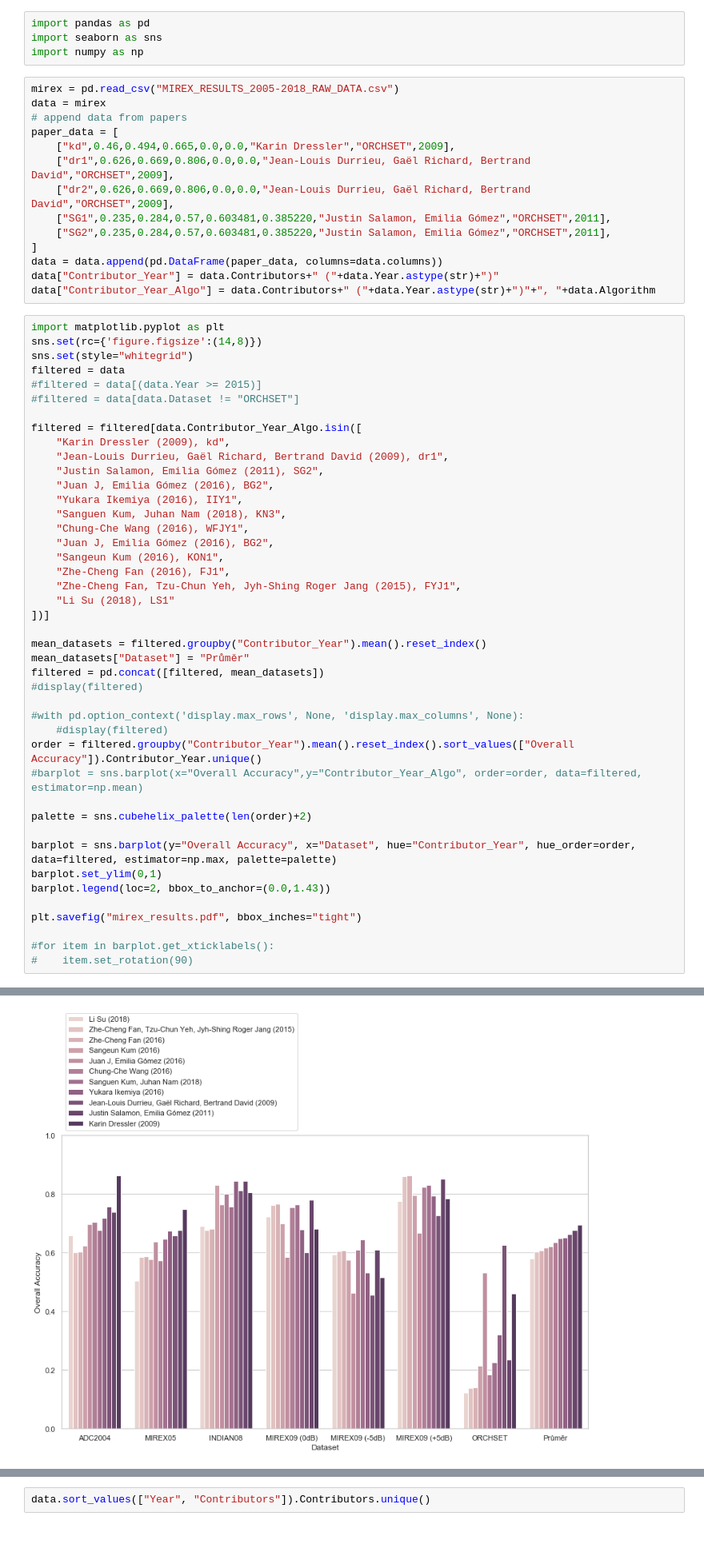
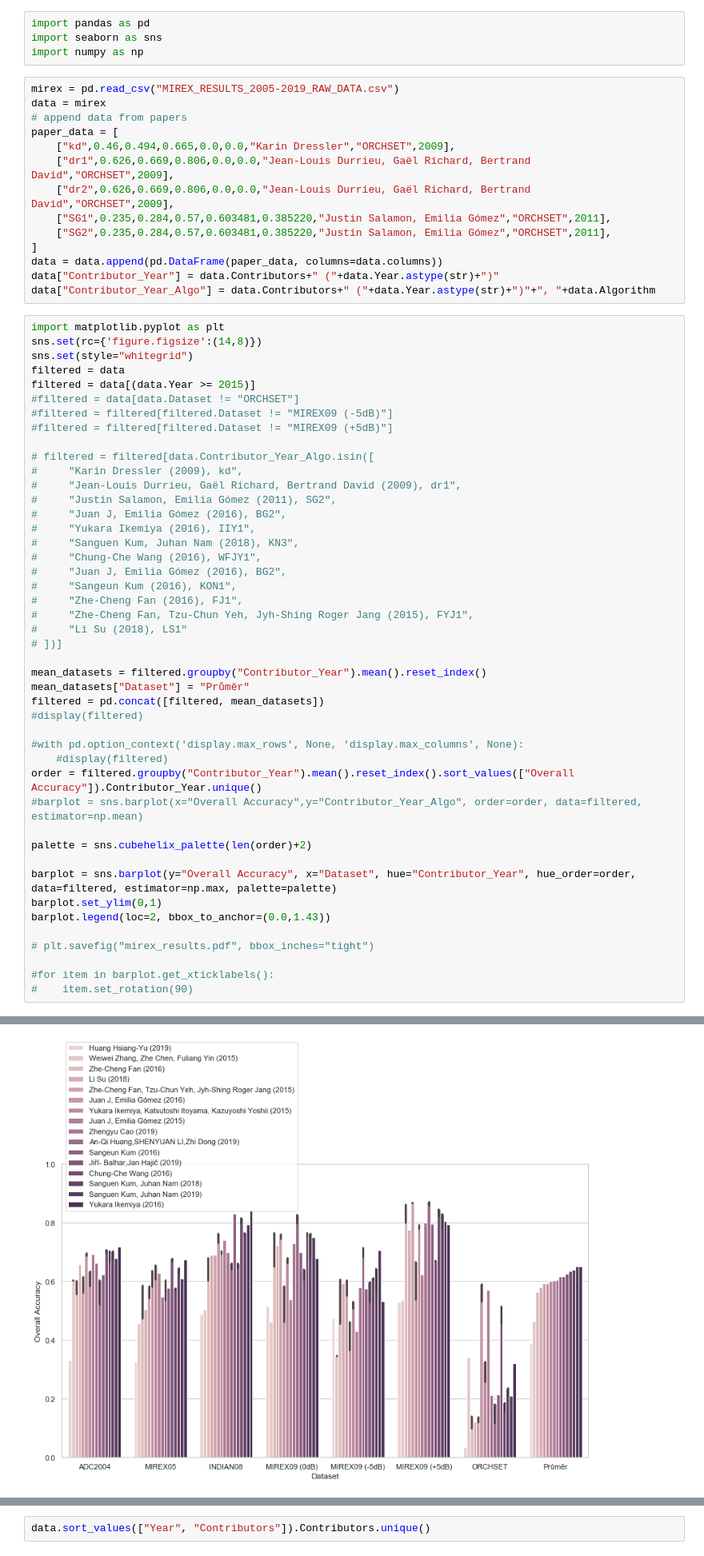
Before and after one commit to kukas/bachelor-thesis, a Jupyter notebook: jupyter/MIREX_results.ipynb, the cells around one changed output, grey strips where cells are left out. Shown: that part at 80% size. Drawn from its saved outputs; the diff is of its cells as text.

```diff
--- a/jupyter/MIREX_results.ipynb
+++ b/jupyter/MIREX_results.ipynb
@@ -3,7 +3,7 @@ import pandas as pd
 import seaborn as sns
 import numpy as np
 # %%
-mirex = pd.read_csv("MIREX_RESULTS_2005-2018_RAW_DATA.csv")
+mirex = pd.read_csv("MIREX_RESULTS_2005-2019_RAW_DATA.csv")
 data = mirex
 # append data from papers
 paper_data = [
@@ -21,23 +21,25 @@ import matplotlib.pyplot as plt
 sns.set(rc={'figure.figsize':(14,8)})
 sns.set(style="whitegrid")
 filtered = data
-#filtered = data[(data.Year >= 2015)]
+filtered = data[(data.Year >= 2015)]
 #filtered = data[data.Dataset != "ORCHSET"]
+#filtered = filtered[filtered.Dataset != "MIREX09 (-5dB)"]
+#filtered = filtered[filtered.Dataset != "MIREX09 (+5dB)"]
 
-filtered = filtered[data.Contributor_Year_Algo.isin([
-    "Karin Dressler (2009), kd",
-    "Jean-Louis Durrieu, Gaël Richard, Bertrand David (2009), dr1",
-    "Justin Salamon, Emilia Gómez (2011), SG2",
-    "Juan J, Emilia Gómez (2016), BG2",
-    "Yukara Ikemiya (2016), IIY1",
-    "Sanguen Kum, Juhan Nam (2018), KN3",
-    "Chung-Che Wang (2016), WFJY1",
-    "Juan J, Emilia Gómez (2016), BG2",
-    "Sangeun Kum (2016), KON1",
-    "Zhe-Cheng Fan (2016), FJ1",
-    "Zhe-Cheng Fan, Tzu-Chun Yeh, Jyh-Shing Roger Jang (2015), FYJ1",
-    "Li Su (2018), LS1"
-])]
+# filtered = filtered[data.Contributor_Year_Algo.isin([
+#     "Karin Dressler (2009), kd",
+#     "Jean-Louis Durrieu, Gaël Richard, Bertrand David (2009), dr1",
+#     "Justin Salamon, Emilia Gómez (2011), SG2",
+#     "Juan J, Emilia Gómez (2016), BG2",
+#     "Yukara Ikemiya (2016), IIY1",
+#     "Sanguen Kum, Juhan Nam (2018), KN3",
+#     "Chung-Che Wang (2016), WFJY1",
+#     "Juan J, Emilia Gómez (2016), BG2",
+#     "Sangeun Kum (2016), KON1",
+#     "Zhe-Cheng Fan (2016), FJ1",
+#     "Zhe-Cheng Fan, Tzu-Chun Yeh, Jyh-Shing Roger Jang (2015), FYJ1",
+#     "Li Su (2018), LS1"
+# ])]
 
 mean_datasets = filtered.groupby("Contributor_Year").mean().reset_index()
 mean_datasets["Dataset"] = "Průměr"
@@ -55,7 +57,7 @@ barplot = sns.barplot(y="Overall Accuracy", x="Dataset", hue="Contributor_Year",
 barplot.set_ylim(0,1)
 barplot.legend(loc=2, bbox_to_anchor=(0.0,1.43))
 
-plt.savefig("mirex_results.pdf", bbox_inches="tight")
+# plt.savefig("mirex_results.pdf", bbox_inches="tight")
 
 #for item in barplot.get_xticklabels():
 #    item.set_rotation(90)
@@ -68,2 +71,2 @@ To retain the current behavior and silence the warning, pass 'sort=True'.
-[figure, old version]
+[figure, new version]
 # %%
```
Also changed, not shown: parts of 8 cells of this notebook, 2 other files.
